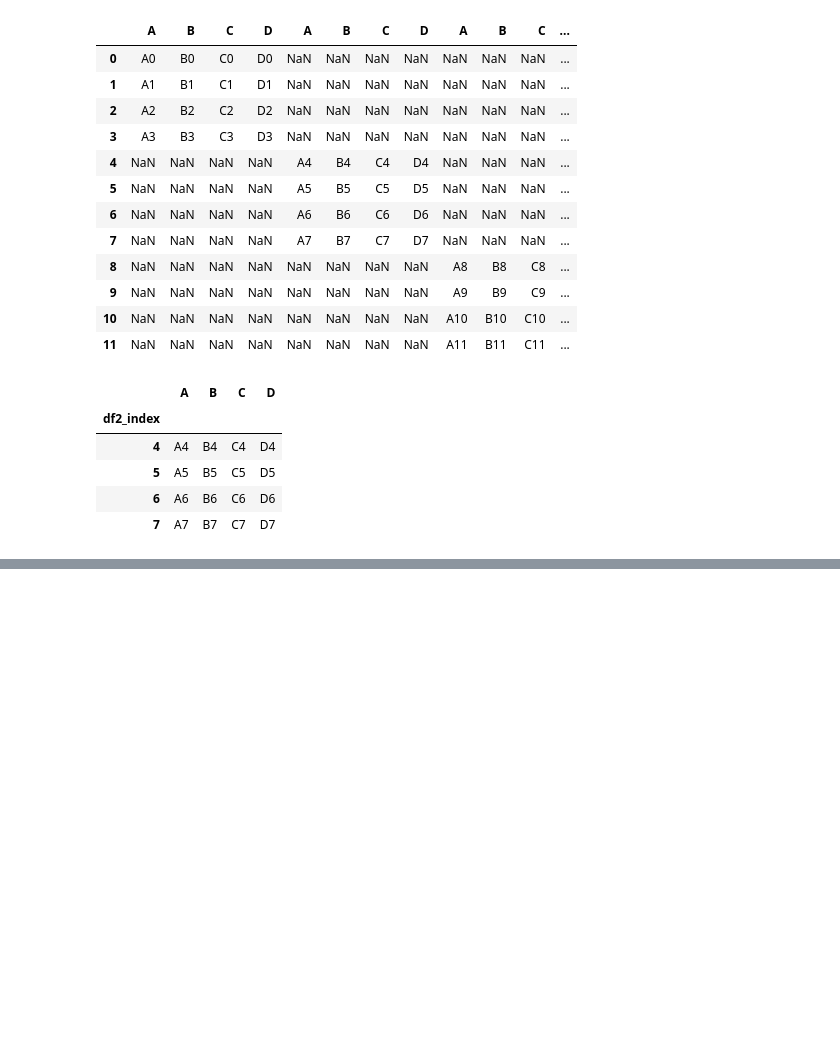
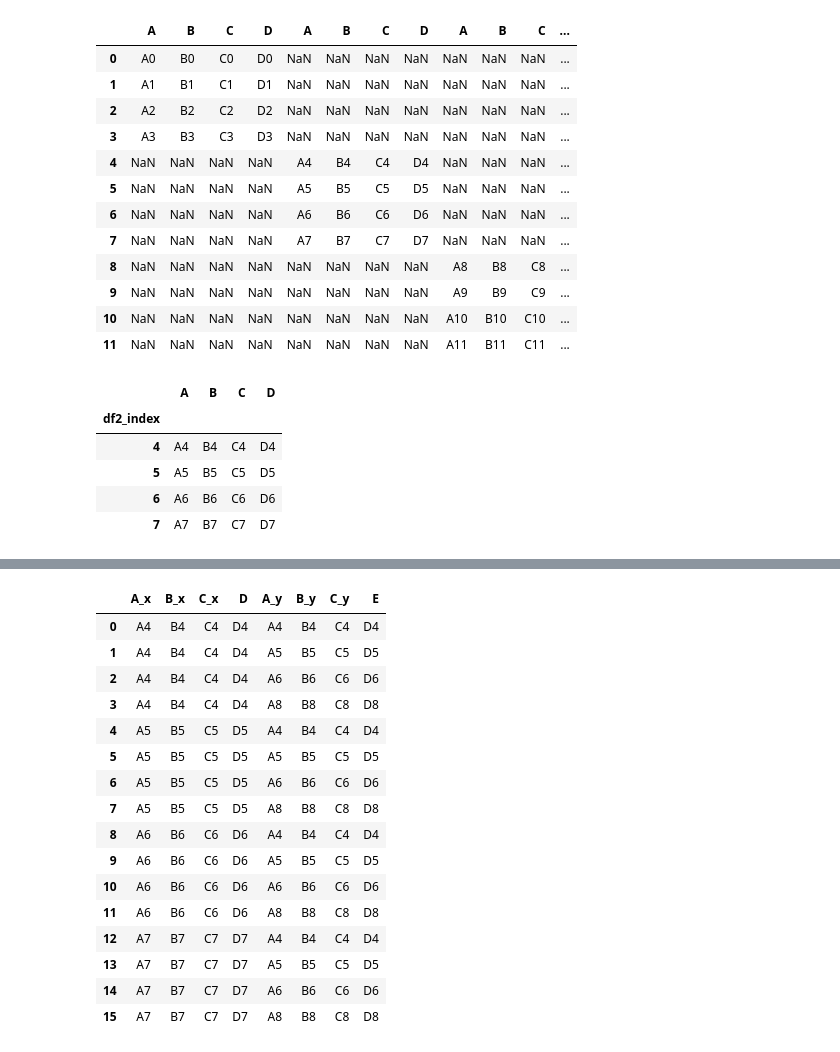
Before and after one commit to parth-github/pandas, a Jupyter notebook: Merge_Join_Concat.ipynb, the cells around one changed output, grey strips where cells are left out. Cells and saved outputs as stored; diff of their text form; code cells hidden in the pictures; blank space fills up the shorter version.

```diff
--- a/Merge_Join_Concat.ipynb
+++ b/Merge_Join_Concat.ipynb
@@ -140,0 +190,24 @@ pd.concat([df2, df2_1], axis=1)
+# %%
+#@title Cross Merge
+
+pd.merge(left=df2,
+         right=df2_1,
+         how='cross')
+# %% [output]
+|  | A_x | B_x | C_x | D | A_y | B_y | C_y | E |
+| 0 | A4 | B4 | C4 | D4 | A4 | B4 | C4 | D4 |
+| 1 | A4 | B4 | C4 | D4 | A5 | B5 | C5 | D5 |
+| 2 | A4 | B4 | C4 | D4 | A6 | B6 | C6 | D6 |
+| 3 | A4 | B4 | C4 | D4 | A8 | B8 | C8 | D8 |
+| 4 | A5 | B5 | C5 | D5 | A4 | B4 | C4 | D4 |
+| 5 | A5 | B5 | C5 | D5 | A5 | B5 | C5 | D5 |
+| 6 | A5 | B5 | C5 | D5 | A6 | B6 | C6 | D6 |
+| 7 | A5 | B5 | C5 | D5 | A8 | B8 | C8 | D8 |
+| 8 | A6 | B6 | C6 | D6 | A4 | B4 | C4 | D4 |
+| 9 | A6 | B6 | C6 | D6 | A5 | B5 | C5 | D5 |
+| 10 | A6 | B6 | C6 | D6 | A6 | B6 | C6 | D6 |
+| 11 | A6 | B6 | C6 | D6 | A8 | B8 | C8 | D8 |
+| 12 | A7 | B7 | C7 | D7 | A4 | B4 | C4 | D4 |
+| 13 | A7 | B7 | C7 | D7 | A5 | B5 | C5 | D5 |
+| 14 | A7 | B7 | C7 | D7 | A6 | B6 | C6 | D6 |
+| 15 | A7 | B7 | C7 | D7 | A8 | B8 | C8 | D8 |
```
Also changed, not shown: parts of 8 cells of this notebook.
